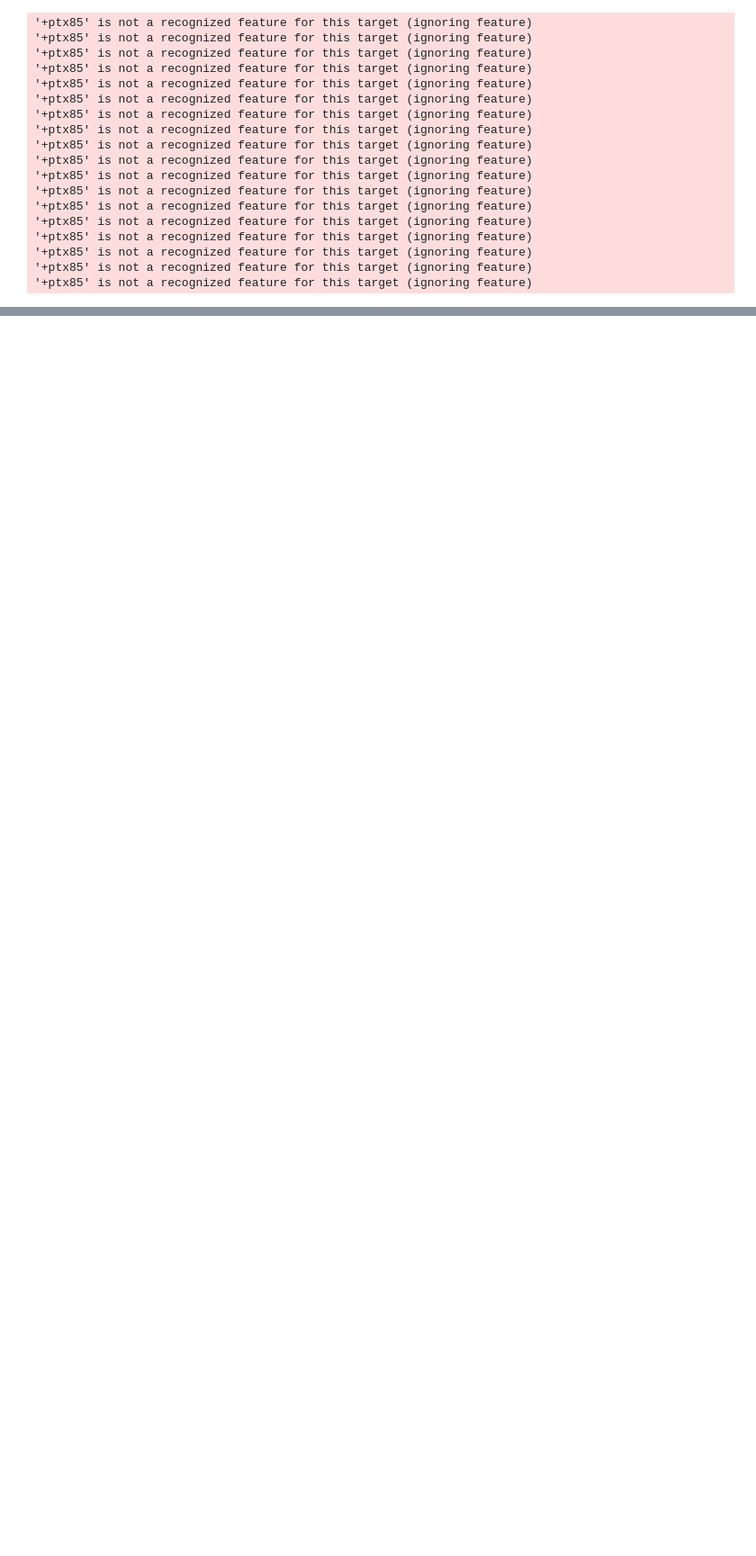
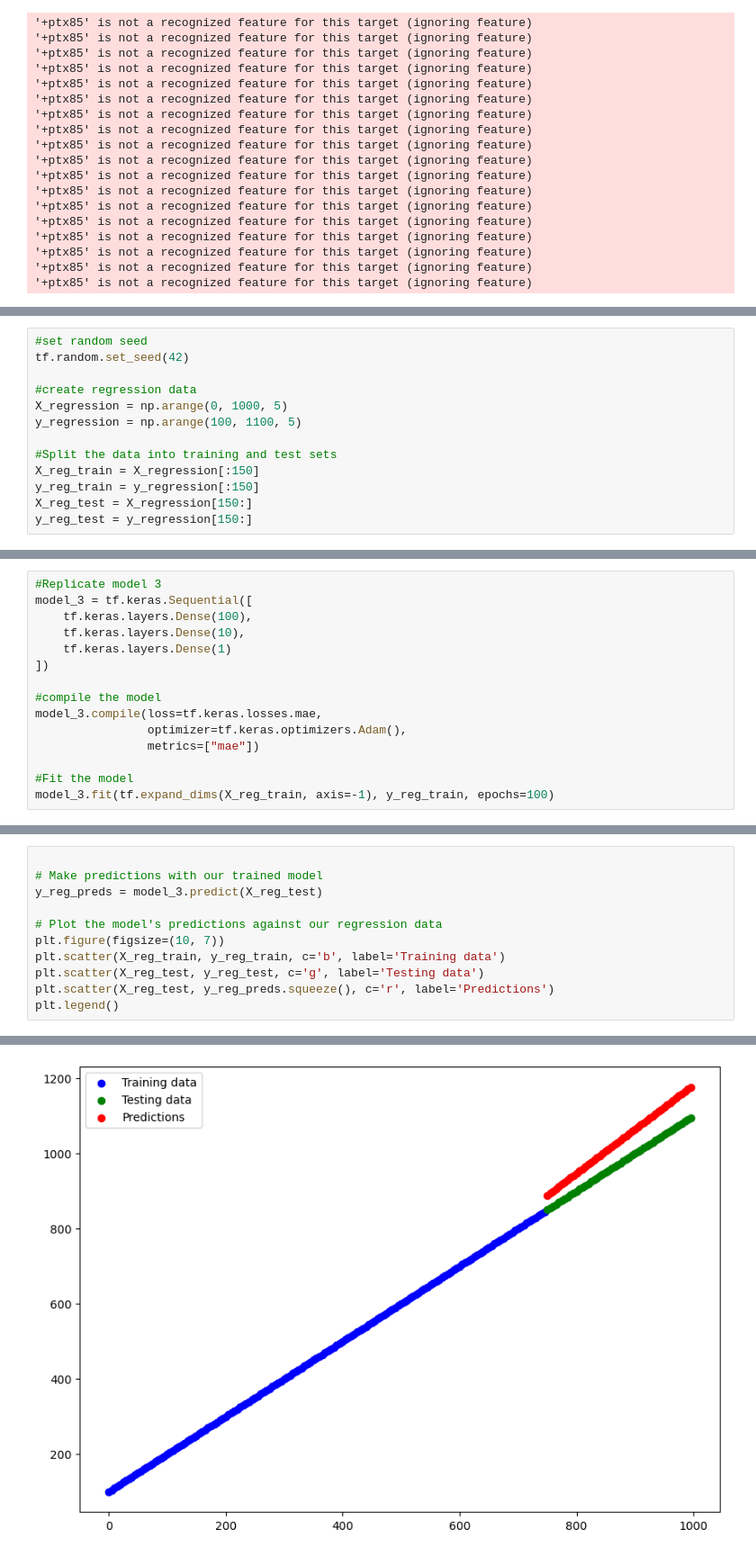
Before and after one commit to hubixr/Tensorflow, a Jupyter notebook: nn_classification/02_nn_classification.ipynb, the cells around one changed output, grey strips where cells are left out. Shown: that part at 90% size. Drawn from its saved outputs; the diff is of its cells as text; blank space fills up the shorter version.

Commit message:
Implement new feature for enhanced data processing

```diff
--- a/nn_classification/02_nn_classification.ipynb
+++ b/nn_classification/02_nn_classification.ipynb
@@ -204,0 +264,13 @@ doing binary classifcation...
+# %%
+#set random seed
+tf.random.set_seed(42)
+
+#create regression data
+X_regression = np.arange(0, 1000, 5)
+y_regression = np.arange(100, 1100, 5)
+
+#Split the data into training and test sets
+X_reg_train = X_regression[:150]
+y_reg_train = y_regression[:150]
+X_reg_test = X_regression[150:]
+y_reg_test = y_regression[150:]
@@ -204,0 +309,15 @@ doing binary classifcation...
+# %%
+#Replicate model 3
+model_3 = tf.keras.Sequential([
+    tf.keras.layers.Dense(100),
+    tf.keras.layers.Dense(10),
+    tf.keras.layers.Dense(1)
+])
+
+#compile the model
+model_3.compile(loss=tf.keras.losses.mae,
+                optimizer=tf.keras.optimizers.Adam(),
+                metrics=["mae"])
+
+#Fit the model
+model_3.fit(tf.expand_dims(X_reg_train, axis=-1), y_reg_train, epochs=100)
@@ -204,0 +375,12 @@ doing binary classifcation...
+# %%
+
+# Make predictions with our trained model
+y_reg_preds = model_3.predict(X_reg_test)
+
+# Plot the model's predictions against our regression data
+plt.figure(figsize=(10, 7))
+plt.scatter(X_reg_train, y_reg_train, c='b', label='Training data')
+plt.scatter(X_reg_test, y_reg_test, c='g', label='Testing data')
+plt.scatter(X_reg_test, y_reg_preds.squeeze(), c='r', label='Predictions')
+plt.legend()
+# %% [output]
@@ -204,0 +389 @@ doing binary classifcation...
+[figure, added]
```
Also changed, not shown: parts of 19 cells of this notebook.
